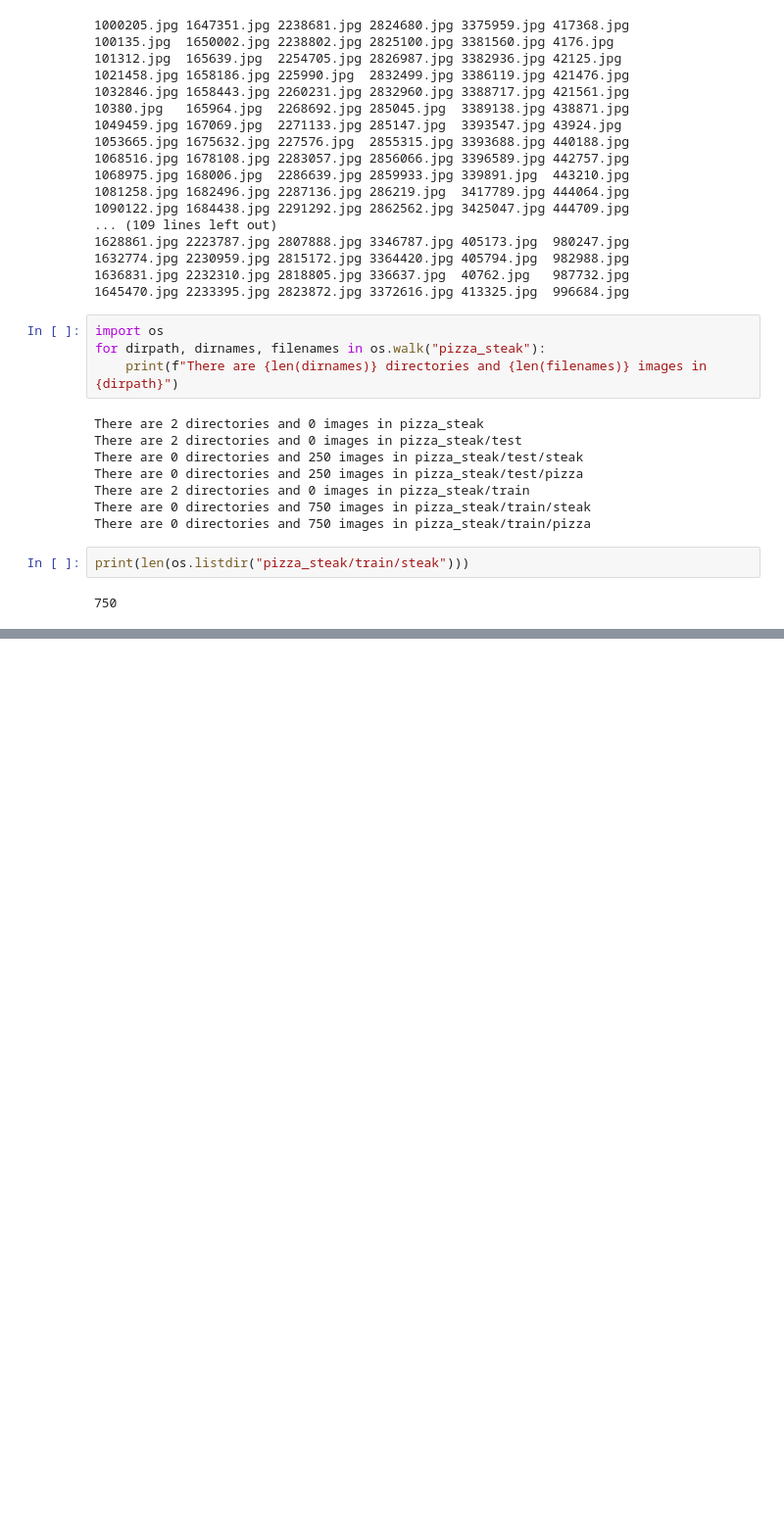
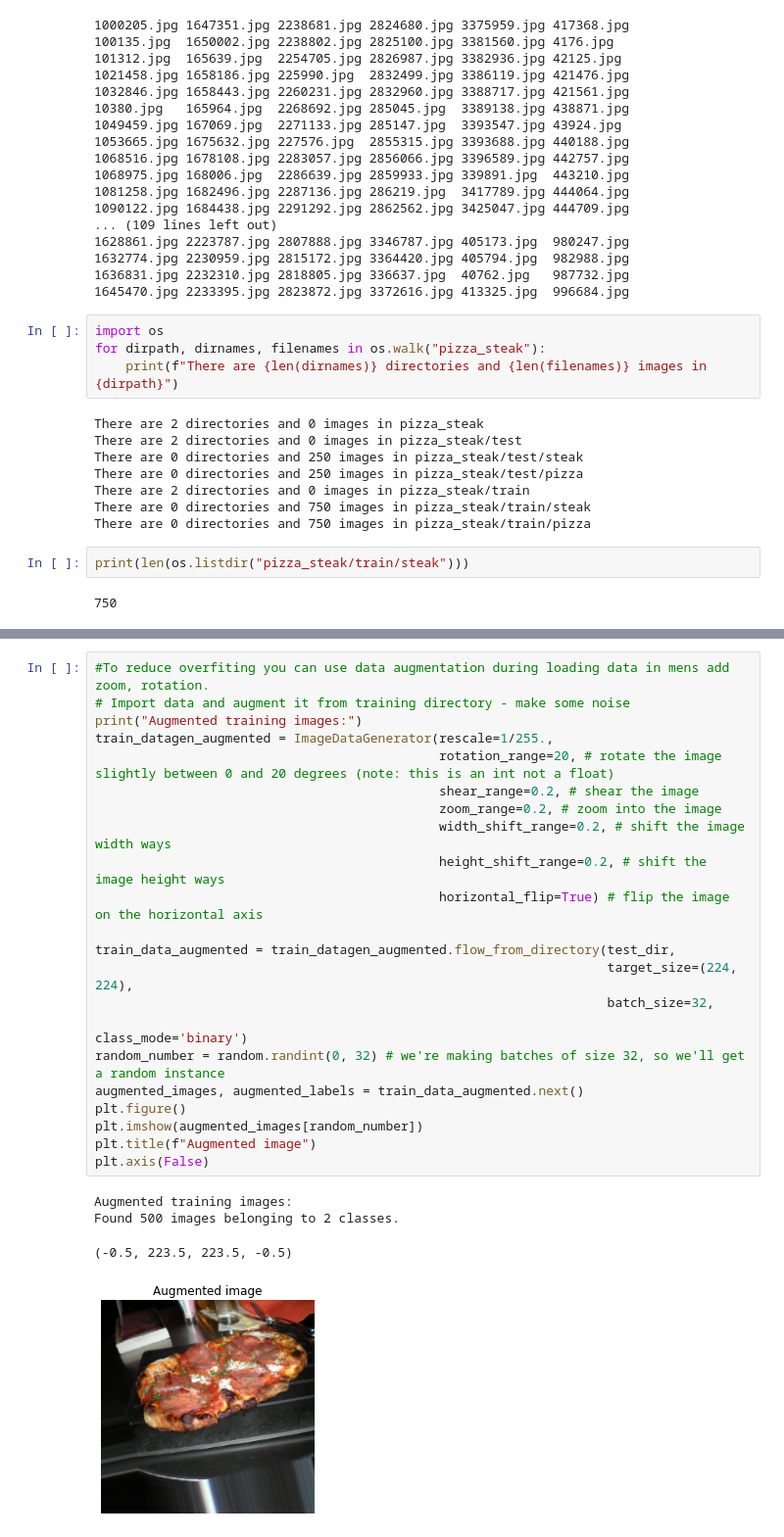
Before and after one commit to KacperKorzen/tensor-course, a Jupyter notebook: convolution.ipynb, the cells around one changed output, grey strips where cells are left out. Shown at 98% size. Drawn from its saved outputs; the diff is of its cells as text; blank space fills up the shorter version.

```diff
--- a/convolution.ipynb
+++ b/convolution.ipynb
@@ -49,0 +202,27 @@ print(len(os.listdir("pizza_steak/train/steak")))
+# %%
+#To reduce overfiting you can use data augmentation during loading data in mens add zoom, rotation.
+# Import data and augment it from training directory - make some noise
+print("Augmented training images:")
+train_datagen_augmented = ImageDataGenerator(rescale=1/255.,
+                                             rotation_range=20, # rotate the image slightly between 0 and 20 degrees (note: this is an int not a float)
+                                             shear_range=0.2, # shear the image
+                                             zoom_range=0.2, # zoom into the image
+                                             width_shift_range=0.2, # shift the image width ways
+                                             height_shift_range=0.2, # shift the image height ways
+                                             horizontal_flip=True) # flip the image on the horizontal axis
+
+train_data_augmented = train_datagen_augmented.flow_from_directory(test_dir,
+                                                                   target_size=(224, 224),
+                                                                   batch_size=32,
+                                                                   class_mode='binary')
+random_number = random.randint(0, 32) # we're making batches of size 32, so we'll get a random instance
+augmented_images, augmented_labels = train_data_augmented.next()
+plt.figure()
+plt.imshow(augmented_images[random_number])
+plt.title(f"Augmented image")
+plt.axis(False)
+# %% [output]
+Augmented training images:
+Found 500 images belonging to 2 classes.
+(-0.5, 223.5, 223.5, -0.5)
+[figure, added]
```
Also changed, not shown: parts of 16 cells of this notebook.
